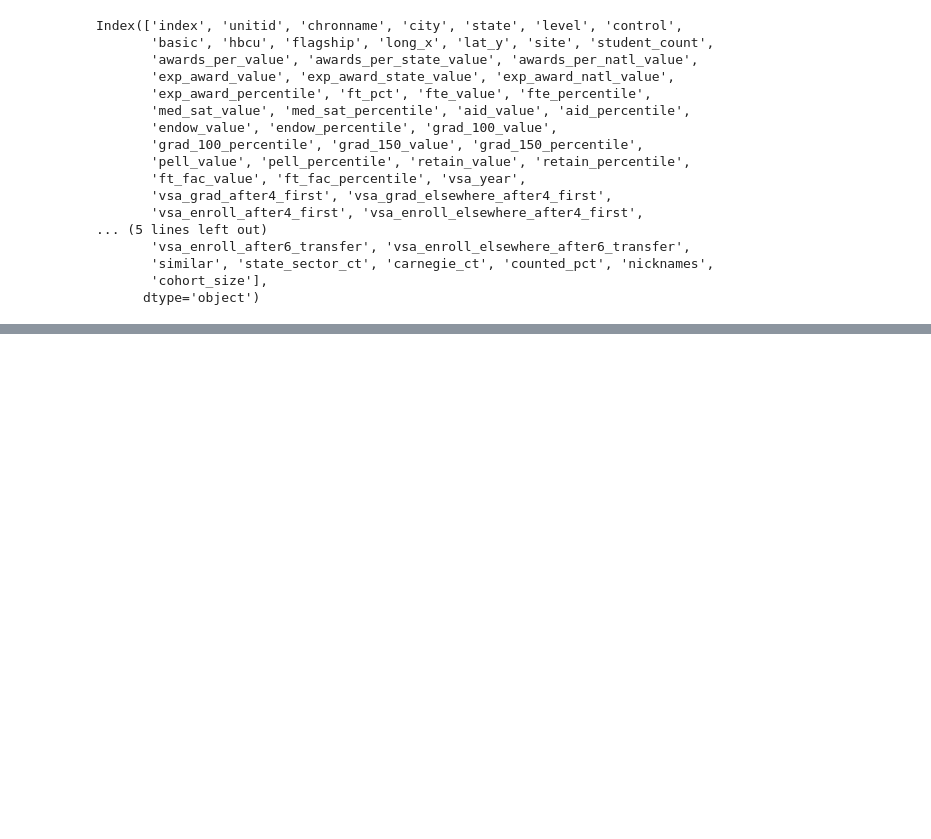
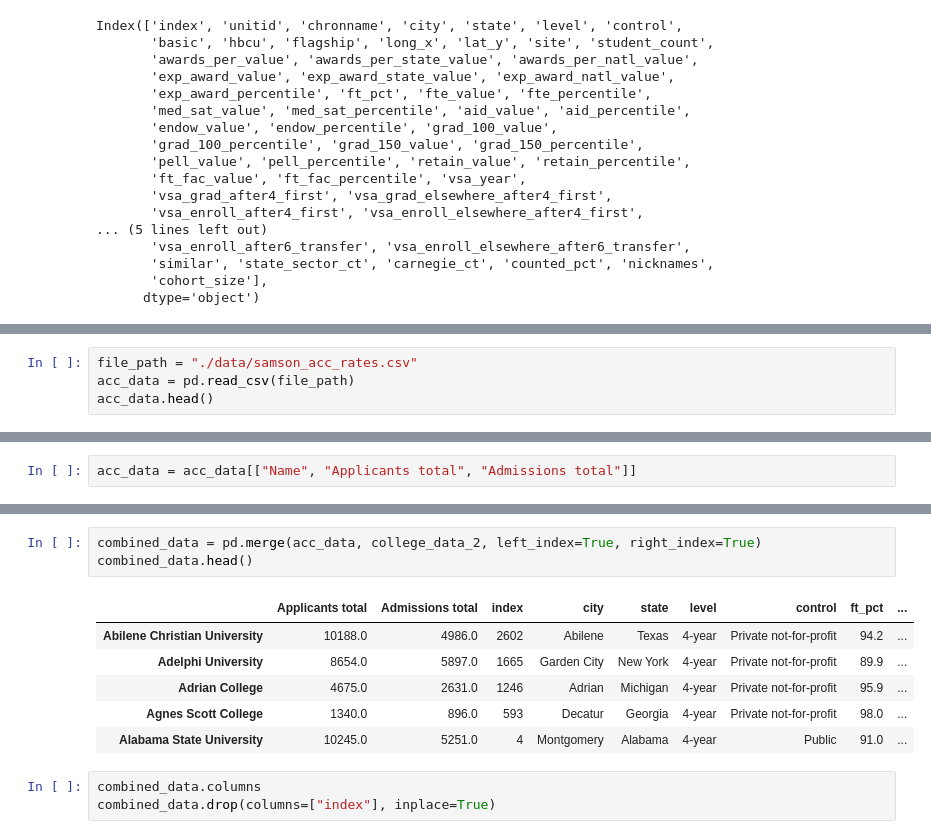
Before and after one commit to adam-peters/SummerResearch, a Jupyter notebook: college_selectiveness_analysis.ipynb, the cells around one changed output, grey strips where cells are left out. Saved outputs shown, nothing was run; the diff lists cells and outputs as text; blank space fills up the shorter version.

```diff
--- a/college_selectiveness_analysis.ipynb
+++ b/college_selectiveness_analysis.ipynb
@@ -174,0 +132,4 @@ John Paul the Great Catholic University
+# %%
+file_path = "./data/samson_acc_rates.csv"
+acc_data = pd.read_csv(file_path)
+acc_data.head()
@@ -174,0 +144,2 @@ John Paul the Great Catholic University
+# %%
+acc_data = acc_data[["Name", "Applicants total", "Admissions total"]]
@@ -174,0 +157,13 @@ John Paul the Great Catholic University
+# %%
+combined_data = pd.merge(acc_data, college_data_2, left_index=True, right_index=True)
+combined_data.head()
+# %% [output]
+|  | Applicants total | Admissions total | index | city | state | level | control | ft_pct | ... |
+| Abilene Christian University | 10188.0 | 4986.0 | 2602 | Abilene | Texas | 4-year | Private not-for-profit | 94.2 | ... |
+| Adelphi University | 8654.0 | 5897.0 | 1665 | Garden City | New York | 4-year | Private not-for-profit | 89.9 | ... |
+| Adrian College | 4675.0 | 2631.0 | 1246 | Adrian | Michigan | 4-year | Private not-for-profit | 95.9 | ... |
+| Agnes Scott College | 1340.0 | 896.0 | 593 | Decatur | Georgia | 4-year | Private not-for-profit | 98.0 | ... |
+| Alabama State University | 10245.0 | 5251.0 | 4 | Montgomery | Alabama | 4-year | Public | 91.0 | ... |
+# %%
+combined_data.columns
+combined_data.drop(columns=["index"], inplace=True)
```
Also changed, not shown: parts of 9 cells of this notebook, 2 other files.
